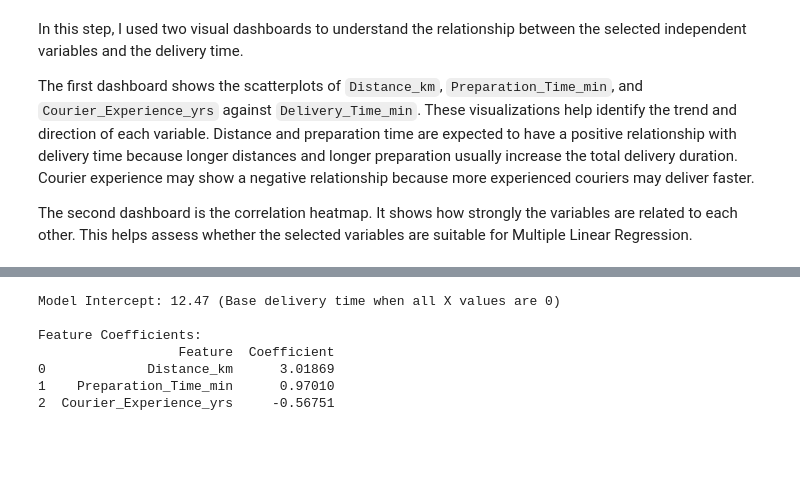
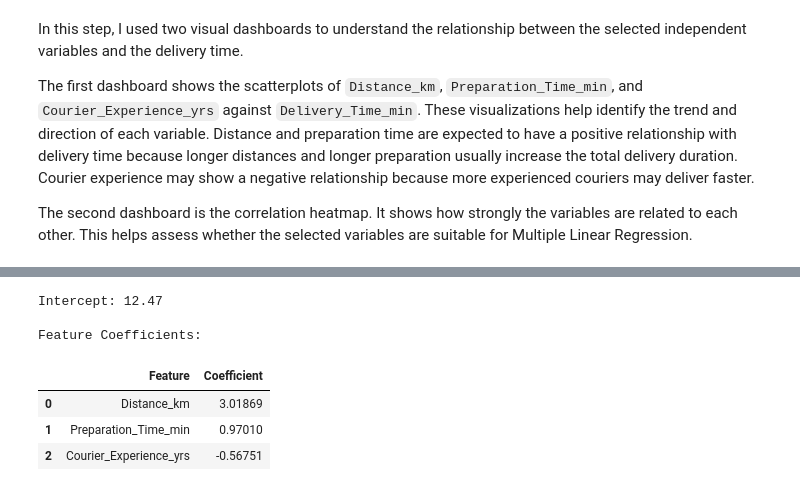
Before and after one commit to linusisaacatienza-ui/ITC106L_PREFINAL, a Jupyter notebook: regression.ipynb, the cells around one changed output, grey strips where cells are left out. Drawn from its saved outputs; the diff is of its cells as text; code cells hidden in the pictures; blank space fills up the shorter version.

```diff
--- a/regression.ipynb
+++ b/regression.ipynb
@@ -201,25 +228,37 @@ Here, we define our independent variables (X) and dependent variable (y). We per
 # %%
-# Define X and y correctly
-X = df_cleaned[['Distance_km', 'Preparation_Time_min', 'Courier_Experience_yrs']]
-y = df_cleaned['Delivery_Time_min']
 
-# Perform train-test split (80% training, 20% testing)
-X_train, X_test, y_train, y_test = train_test_split(X, y, test_size=0.2, random_state=42)
+# Define X and y
+X = df_cleaned[["Distance_km","Preparation_Time_min","Courier_Experience_yrs"]]
 
-# Train Multiple Linear Regression model
+y = df_cleaned["Delivery_Time_min"]
+
+# Perform train-test split: 80% training and 20% testing
+X_train, X_test, y_train, y_test = train_test_split(
+    X,
+    y,
+    test_size=0.2,
+    random_state=42
+)
+
+# Train the Multiple Linear Regression model
 model = LinearRegression()
 model.fit(X_train, y_train)
 
-# Identify and explain coefficients and intercept
-print(f"Model Intercept: {model.intercept_:.2f} (Base delivery time when all X values are 0)")
-coefficients = pd.DataFrame({"Feature": X.columns, "Coefficient": model.coef_})
+# Identify intercept and coefficients
+print(f"Intercept: {model.intercept_:.2f}")
+
+coefficients = pd.DataFrame({
+    "Feature": X.columns,
+    "Coefficient": model.coef_
+})
+
 print("\nFeature Coefficients:")
-print(coefficients)
+display(coefficients)
 # %% [output]
-Model Intercept: 12.47 (Base delivery time when all X values are 0)
+Intercept: 12.47
 
 Feature Coefficients:
-                  Feature  Coefficient
-0             Distance_km      3.01869
-1    Preparation_Time_min      0.97010
-2  Courier_Experience_yrs     -0.56751
+|  | Feature | Coefficient |
+| 0 | Distance_km | 3.01869 |
+| 1 | Preparation_Time_min | 0.97010 |
+| 2 | Courier_Experience_yrs | -0.56751 |
```
Also changed, not shown: parts of 14 cells of this notebook.
